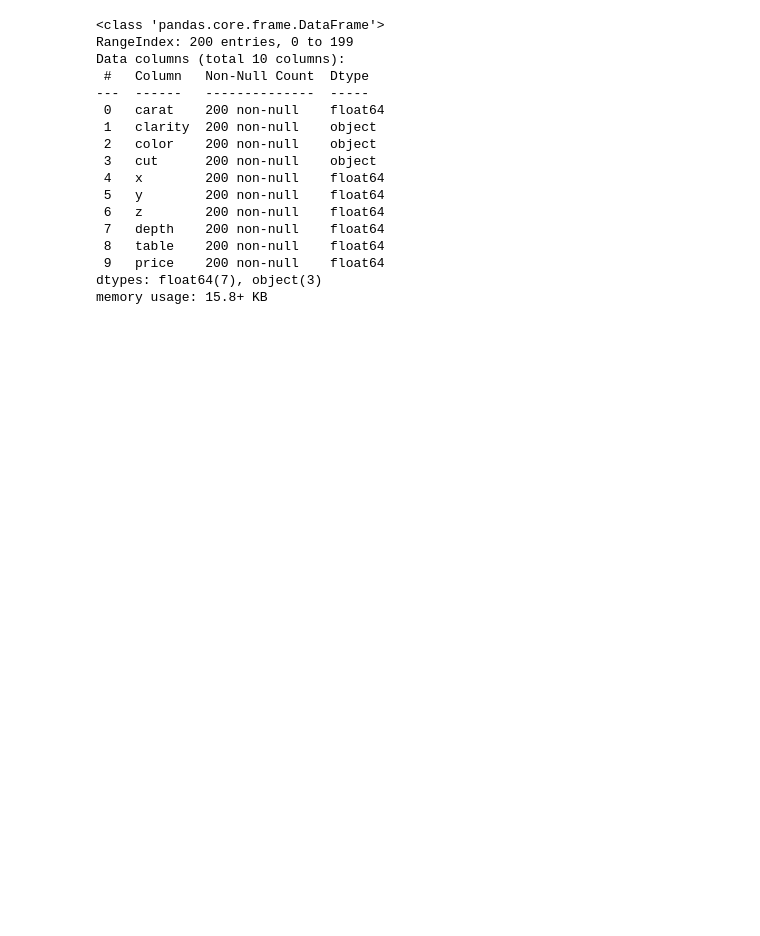
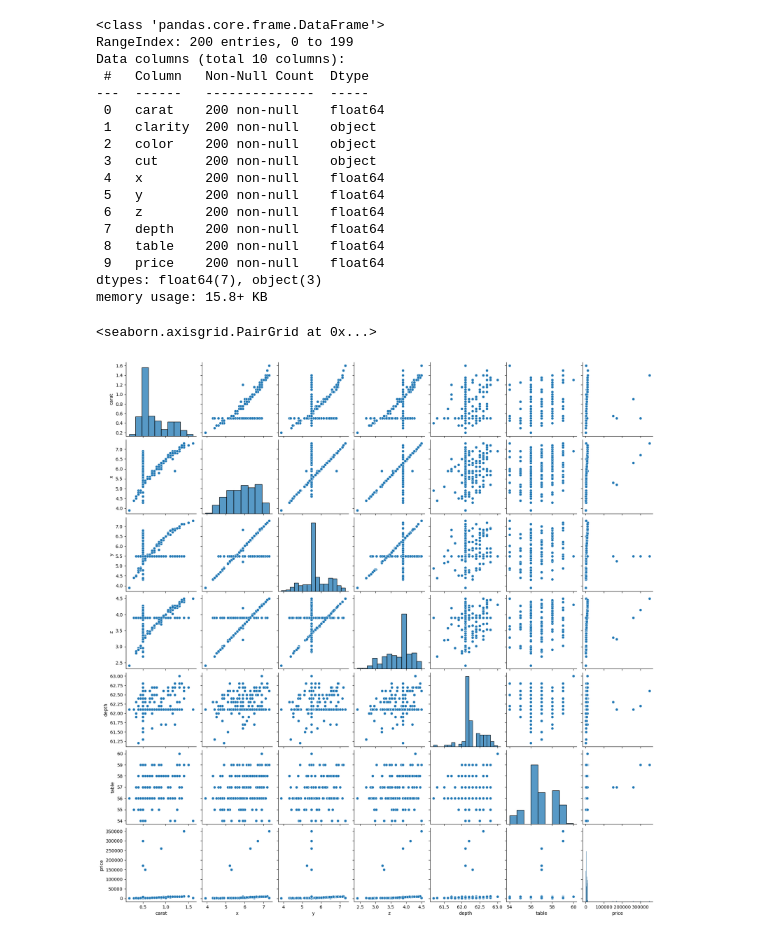
Before and after one commit to karolsobotka/PAD, a Jupyter notebook: messy_data_proj/etap_czyszczenia_danych.ipynb, the cells around one changed output. Drawn from its saved outputs; the diff is of its cells as text; code cells hidden in the pictures; blank space fills up the shorter version.

```diff
--- a/messy_data_proj/etap_czyszczenia_danych.ipynb
+++ b/messy_data_proj/etap_czyszczenia_danych.ipynb
@@ -128,3 +128,10 @@ Data columns (total 10 columns):
  9   price    200 non-null    float64
 dtypes: float64(7), object(3)
 memory usage: 15.8+ KB
+# %%
+import seaborn as sns
+
+sns.pairplot(data)
+# %% [output]
+<seaborn.axisgrid.PairGrid at 0x...>
+[figure, added]
```
Also changed, not shown: 1 other file.
